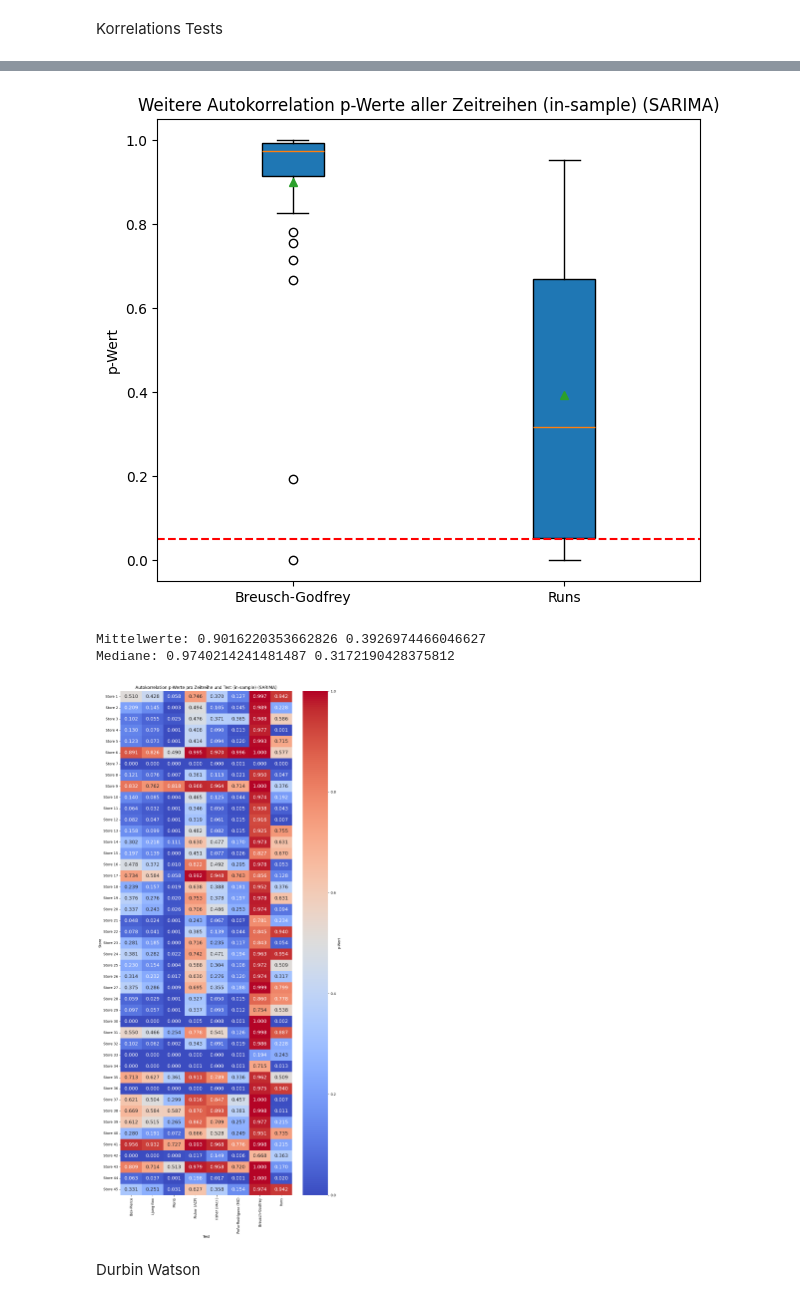
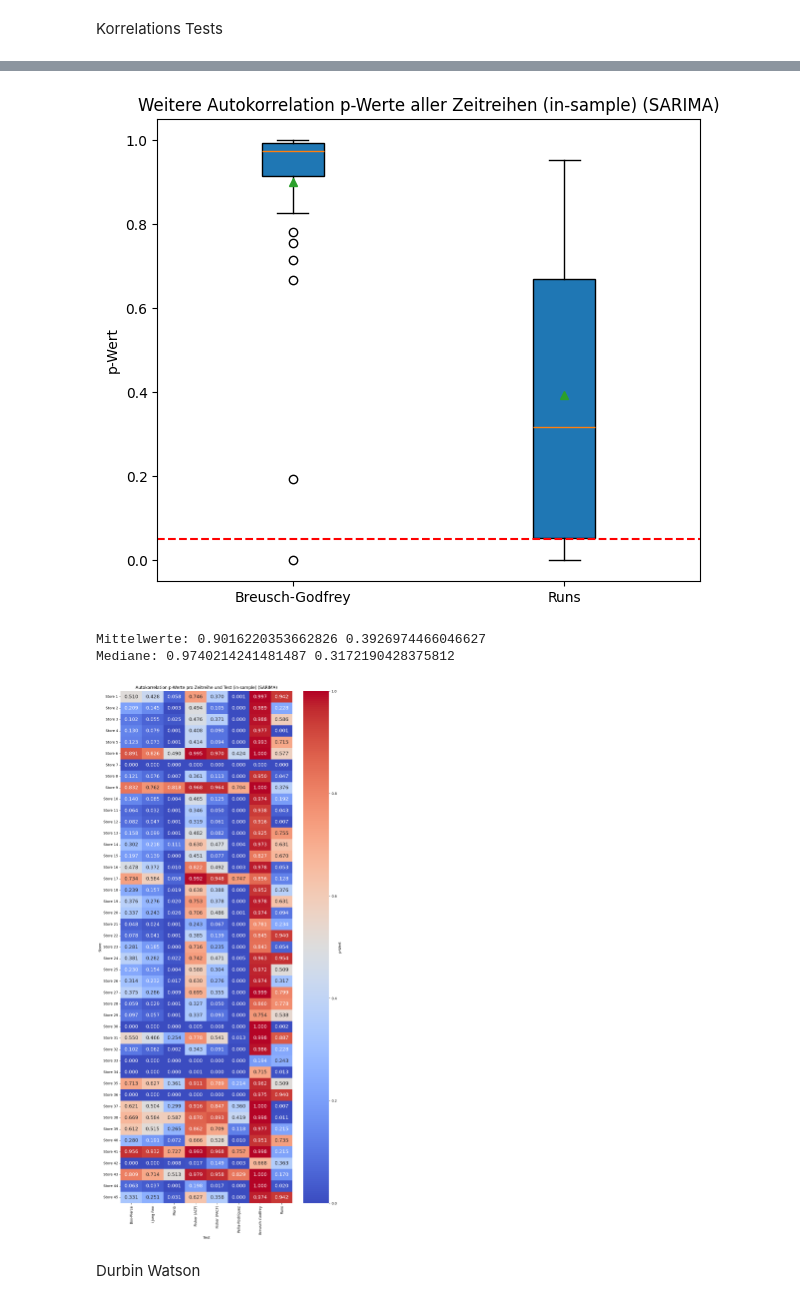
Before and after one commit to netalivo/Bachelor, a Jupyter notebook: main_all_stores_SARIMA.ipynb, the cells around one changed output, grey strips where cells are left out. Cells and saved outputs as stored; diff of their text form; code cells hidden in the pictures.

```diff
--- a/main_all_stores_SARIMA.ipynb
+++ b/main_all_stores_SARIMA.ipynb
@@ -221,8 +221,8 @@ for store in range(1, 46):
 
 
 
-pvalues = np.column_stack([bp_pvalues, lb_pvalues, m_pvalues, f_pvalues, f2_pvalues, pr2_pvalues, bg_pvalues, rt_pvalues])
-pvalues_portmantaeu = np.column_stack([bp_pvalues, lb_pvalues, m_pvalues, f_pvalues, f2_pvalues, pr2_pvalues])
+pvalues = np.column_stack([bp_pvalues, lb_pvalues, m_pvalues, f_pvalues, f2_pvalues, pr_pvalues, bg_pvalues, rt_pvalues])
+pvalues_portmantaeu = np.column_stack([bp_pvalues, lb_pvalues, m_pvalues, f_pvalues, f2_pvalues, pr_pvalues])
 pvalues_other = np.column_stack([bg_pvalues, rt_pvalues])
 
 
@@ -231,13 +231,14 @@ plt.figure(figsize=(10, 6))
 plt.boxplot(pvalues_portmantaeu, patch_artist=True, showmeans=True)
 plt.title('Portmantaeu p-Werte aller Zeitreihen (in-sample) ({})'.format(model_type))
 plt.ylabel("p-Wert")
-plt.xticks([1, 2, 3, 4, 5, 6], ["Box-Pierce", "Ljung-Box",  "Monti", "Fisher (ACF)", "Fisher (PACF)", "Peña-Rodríguez (MC)"])
+plt.xticks([1, 2, 3, 4, 5, 6], ["Box-Pierce", "Ljung-Box",  "Monti", "Fisher (ACF)", "Fisher (PACF)", "Peña-Rodríguez"])
 plt.axhline(0.05, color='red', linestyle='--', label='Signifikanzniveau 0.05')
+plt.ylim(-0.05, 1.05)
 plt.show()
 
 # Mittelwerte und Median der p-Werte
-print("Mittelwerte:", np.mean(bp_pvalues), np.mean(lb_pvalues),  np.mean(m_pvalues), np.mean(f_pvalues), np.mean(f2_pvalues), np.mean(pr2_pvalues))
-print("Mediane:", np.median(bp_pvalues), np.median(lb_pvalues),  np.median(m_pvalues), np.median(f_pvalues), np.median(f2_pvalues), np.median(pr2_pvalues))
+print("Mittelwerte:", np.mean(bp_pvalues), np.mean(lb_pvalues),  np.mean(m_pvalues), np.mean(f_pvalues), np.mean(f2_pvalues), np.mean(pr_pvalues))
+print("Mediane:", np.median(bp_pvalues), np.median(lb_pvalues),  np.median(m_pvalues), np.median(f_pvalues), np.median(f2_pvalues), np.median(pr_pvalues))
 
 # Boxplot Breusch-Godfrey und Runs-Test
 plt.figure(figsize=(7, 6))
@@ -255,7 +256,7 @@ print("Mediane:", np.median(bg_pvalues), np.median(rt_pvalues))
 
 # Heatmap
 store_names = [f"Store {i+1}" for i in range(pvalues.shape[0])]
-columns = ["Box-Pierce", "Ljung-Box",  "Monti", "Fisher (ACF)", "Fisher (PACF)", "Peña-Rodríguez (MC)", "Breusch-Godfrey", "Runs"]
+columns = ["Box-Pierce", "Ljung-Box",  "Monti", "Fisher (ACF)", "Fisher (PACF)", "Peña-Rodríguez", "Breusch-Godfrey", "Runs"]
 df_pvalues = pd.DataFrame(pvalues, index=store_names, columns=columns)
 plt.figure(figsize=(10, len(store_names) * 0.5))  # Dynamische Höhe
 sns.heatmap(df_pvalues, annot=True, fmt=".3f", annot_kws={"size": 14}, cmap="coolwarm", cbar_kws={'label': 'p-Wert'}, vmin=0, vmax=1)
@@ -271,7 +272,7 @@ Mediane: 0.23029223233387436 0.15430304295913858 0.007920451911614723 0.58827760
 [figure]
 Mittelwerte: 0.9016220353662826 0.3926974466046627
 Mediane: 0.9740214241481487 0.3172190428375812
-[figure, old version]
+[figure, new version]
 # %% [markdown]
 Durbin Watson
 # %%
```
Also changed, not shown: parts of 4 cells of this notebook, 2 other files.
